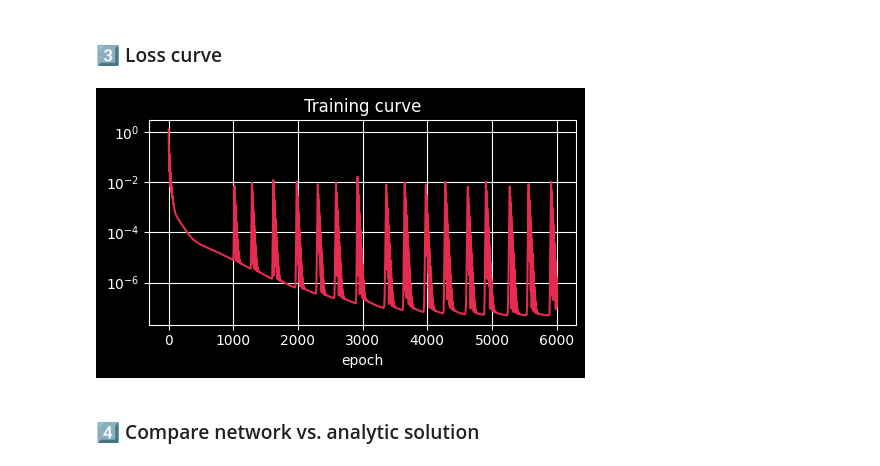
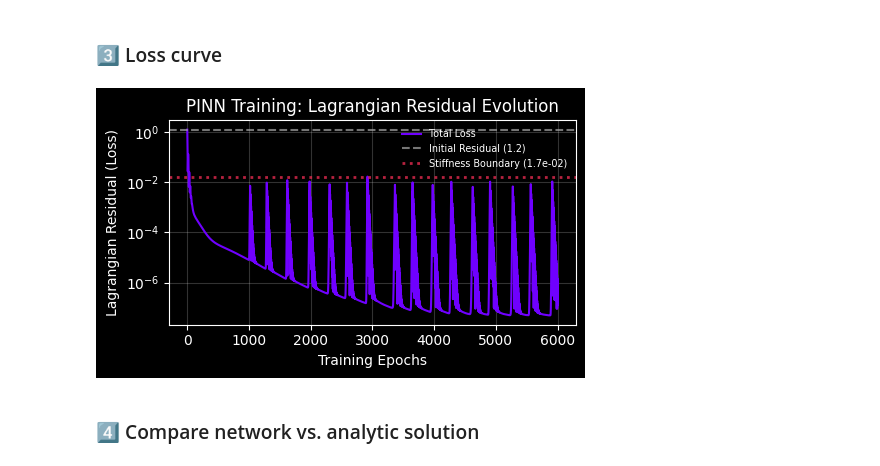
Before and after one commit to Scriber-Labs/lf-pinn-harmonic-oscillator, a Jupyter notebook: notebooks/demo.ipynb, the cells around one changed output. Cells and saved outputs as stored; diff of their text form; code cells hidden in the pictures.

```diff
--- a/notebooks/demo.ipynb
+++ b/notebooks/demo.ipynb
@@ -100,18 +100,32 @@ epoch 5600 | loss = 4.525625e-07
 epoch 6000 | loss = 1.272938e-07
 # %% [markdown]
 ### 3️⃣ Loss curve
-# %%
-plt.figure(figsize=(5, 3))
-plt.plot(loss_history, linewidth=1.5, color="#E52B50")
-plt.yscale("log")
-plt.xlabel("epoch")
-plt.title("Training curve")
-plt.grid(True)
-plt.tight_layout()
-plt.savefig("../artifacts/training.png", dpi=200)
-plt.show()
-# %% [output]
-[figure, removed]
+# %%
+plt.figure(figsize=(5, 3))
+plt.plot(loss_history, linewidth=1.5, color="#6F00FF", label="Total Loss")
+
+# Baseline: The error of the untrained random model
+initial_val = initial_loss.item()
+plt.axhline(y=initial_val, color="#A9A9A9", ls="--", alpha=0.7,
+            label=f"Initial Residual ({initial_val:.1f})")
+
+# Stiffness Boundary: The empirical maximum residual after discovery phase
+# We look at the peaks after the initial descent (epoch 1000+)
+peak_residual = max(loss_history[1000:])
+plt.axhline(y=peak_residual, color="#E52B50", ls=":", lw=2, alpha=0.8,
+            label=f"Stiffness Boundary ({peak_residual:.1e})")
+
+plt.yscale("log")
+plt.xlabel("Training Epochs")
+plt.ylabel("Lagrangian Residual (Loss)") # More descriptive
+plt.title("PINN Training: Lagrangian Residual Evolution")
+plt.grid(True, which="both", alpha=0.2)
+plt.legend(frameon=False, fontsize='x-small', loc='upper right')
+plt.tight_layout()
+plt.savefig("../artifacts/training.png", dpi=200)
+plt.show()
+# %% [output]
+[figure, added]
 # %% [markdown]
 ### 4️⃣ Compare network vs. analytic solution
 # %%
```
Also changed, not shown: parts of 7 cells of this notebook, 9 other files.
